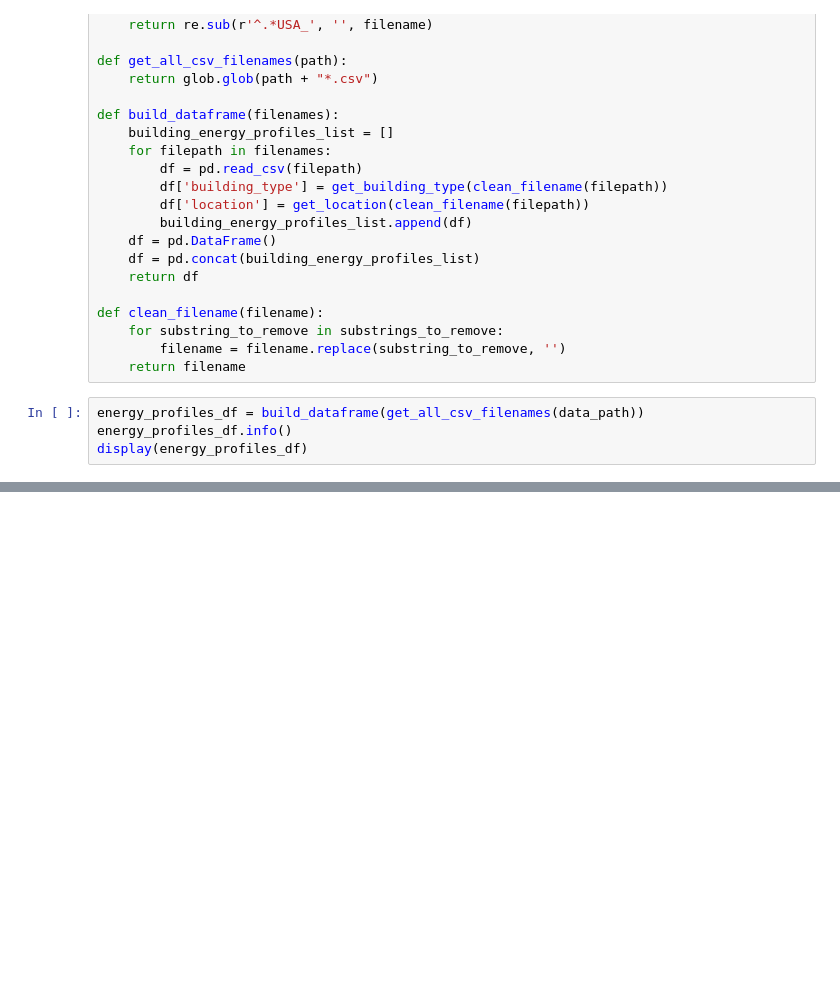
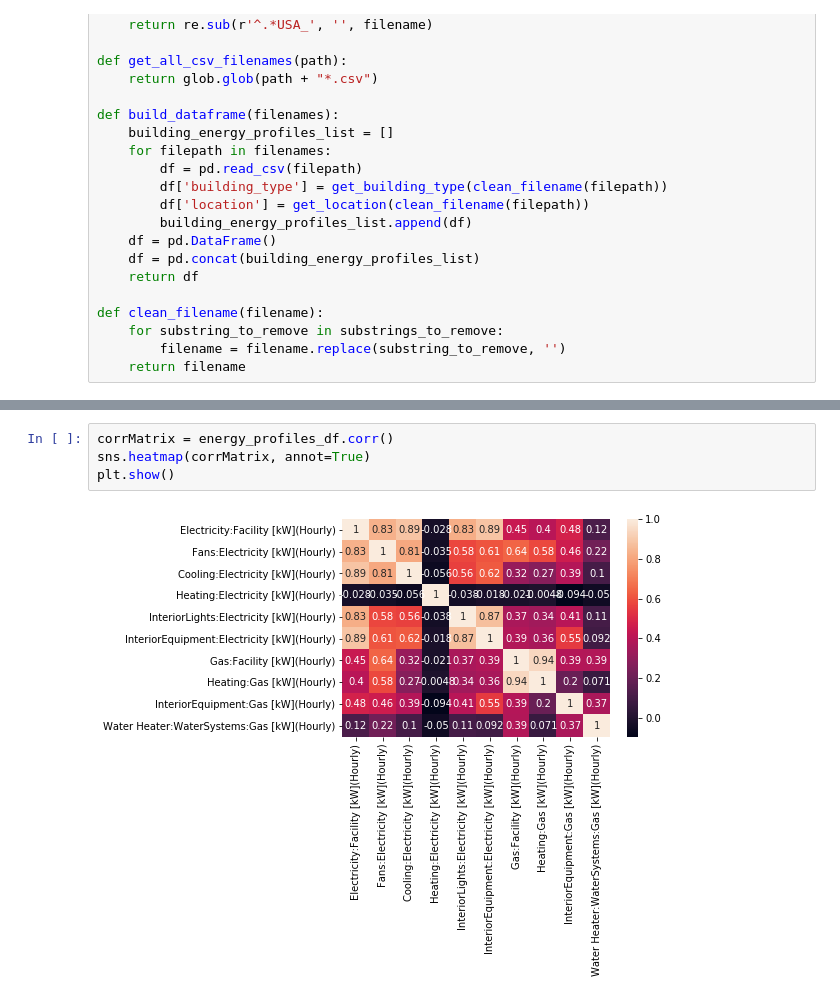
Before and after one commit to dgitts/electric-load-forecasting, a Jupyter notebook: notebooks/main.ipynb, the cells around one changed output, grey strips where cells are left out. Cells and saved outputs as stored; diff of their text form; blank space fills up the shorter version.

Commit message:
More data cleaning and some EDA

```diff
--- a/notebooks/main.ipynb
+++ b/notebooks/main.ipynb
@@ -34,7 +36,3 @@ def clean_filename(filename):
     for substring_to_remove in substrings_to_remove:
         filename = filename.replace(substring_to_remove, '')
     return filename
-# %%
-energy_profiles_df = build_dataframe(get_all_csv_filenames(data_path))
-energy_profiles_df.info()
-display(energy_profiles_df)
@@ -71,0 +216,6 @@ memory usage: 34.2+ MB
+# %%
+corrMatrix = energy_profiles_df.corr()
+sns.heatmap(corrMatrix, annot=True)
+plt.show()
+# %% [output]
+[figure, added]
```
Also changed, not shown: parts of 16 cells of this notebook.
